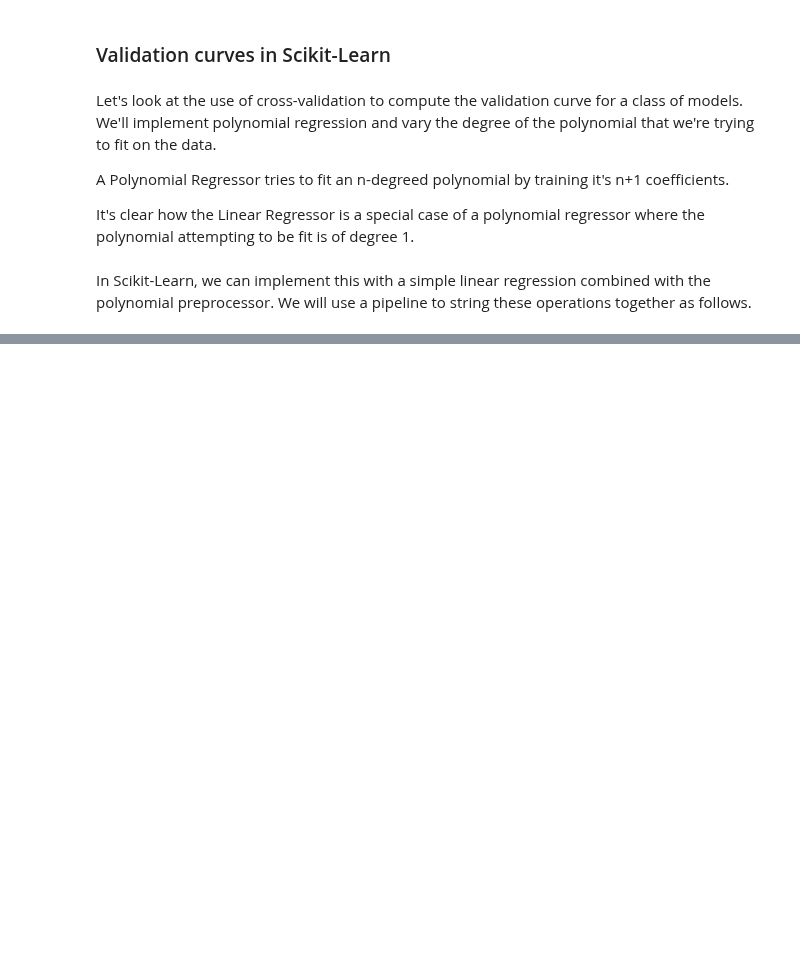
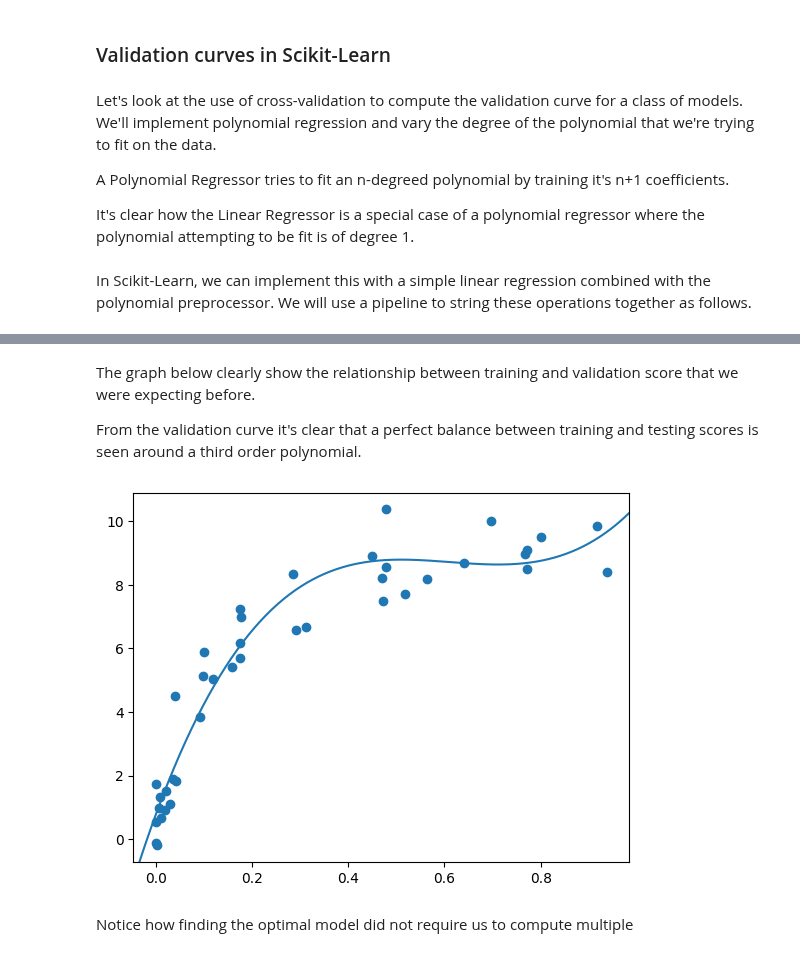
Before and after one commit to denis-james/Self-Learning, a Jupyter notebook: Machine Learning/2. Hyperparameters and Model Validation.ipynb, the cells around one changed output, grey strips where cells are left out. Drawn from its saved outputs; the diff is of its cells as text; code cells hidden in the pictures; blank space fills up the shorter version.

```diff
--- a/Machine Learning/2. Hyperparameters and Model Validation.ipynb
+++ b/Machine Learning/2. Hyperparameters and Model Validation.ipynb
@@ -226,0 +282,14 @@ def PolynomialRegression(degree=2, **kwargs):
+# %% [markdown]
+The graph below clearly show the relationship between training and validation score that we were expecting before.
+
+From the validation curve it's clear that a perfect balance between training and testing scores is seen around a third order polynomial.
+# %%
+plt.scatter(x.ravel(), y)
+lim = plt.axis()
+y_test = PolynomialRegression(3).fit(x, y).predict(x_test)
+plt.plot(x_test.ravel(), y_test);
+plt.axis(lim);
+# %% [output]
+[figure, added]
+# %% [markdown]
+Notice how finding the optimal model did not require us to compute multiple
```
Also changed, not shown: parts of 6 cells of this notebook.
